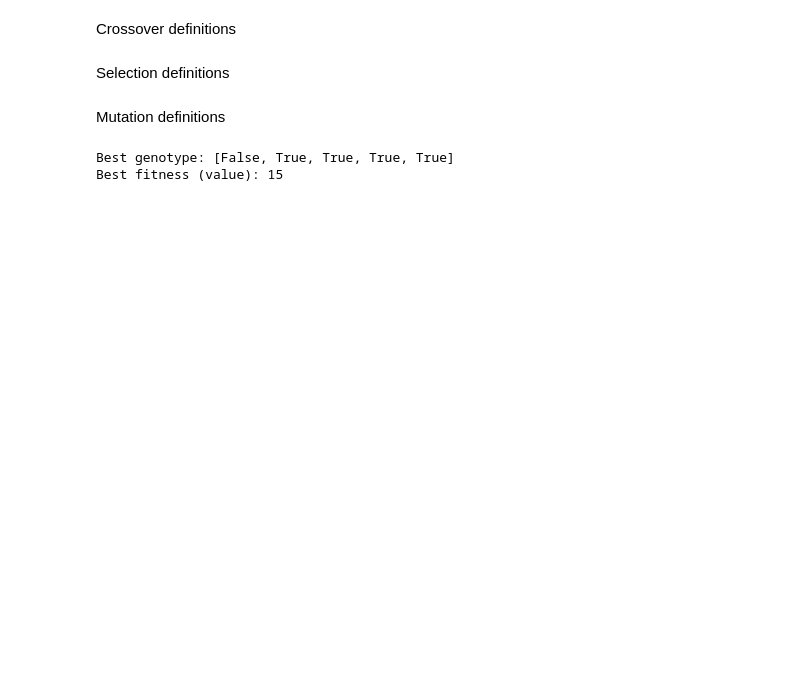
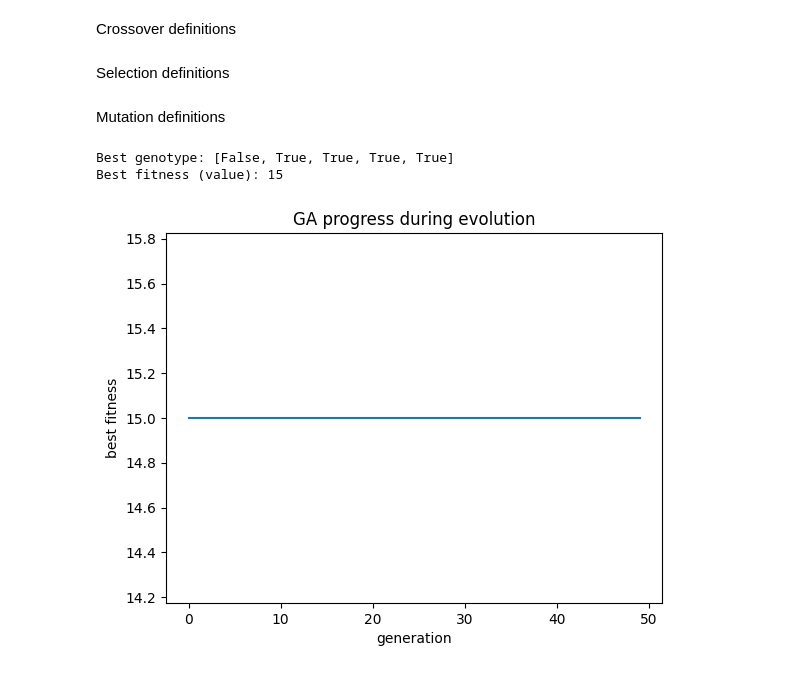
Before and after one commit to andjixi/qlearning-genetic-algorithms, a Jupyter notebook: src/geneticAlgorithm.ipynb, the cells around one changed output. Drawn from its saved outputs; the diff is of its cells as text; code cells hidden in the pictures; blank space fills up the shorter version.

Commit message:
add fitness visualization and optimal solution algorithm

```diff
--- a/src/geneticAlgorithm.ipynb
+++ b/src/geneticAlgorithm.ipynb
@@ -39,11 +40,11 @@ def arithmetic_crossover(p1, p2, alpha=None):
     child2 = Individual(p2.problem)
 
     child1.genotype = [
-        round(alpha * g1 + (1 - alpha) * g2)
+        bool(round(alpha * g1 + (1 - alpha) * g2))
         for g1, g2 in zip(p1.genotype, p2.genotype)
     ]
     child2.genotype = [
-        round(alpha * g2 + (1 - alpha) * g1)
+        bool(round(alpha * g2 + (1 - alpha) * g1))
         for g1, g2 in zip(p1.genotype, p2.genotype)
     ]
 
@@ -149,8 +150,13 @@ def genetic_algorithm(
     crossover_func = crossover_ops[crossover_op]
     mutation_func = mutation_ops[mutation_op]
 
+    # track progress
+    best_per_gen = []
+
     for gen in range(generations):
         population.sort(key=lambda ind: ind.fitness, reverse=True)
+        best_per_gen.append(population[0].fitness)
+
         new_population = population[:elitism_size]
 
         while len(new_population) < population_size:
@@ -168,25 +174,35 @@ def genetic_algorithm(
 
         population = new_population[:population_size]
 
-    return max(population, key=lambda ind: ind.fitness)
+    # return max(population, key=lambda ind: ind.fitness)
+    best_ind = max(population, key=lambda ind: ind.fitness)
+
+    return best_ind, best_per_gen
 # %%
 weights = [12, 2, 1, 1, 4]
 values =  [4, 2, 2, 1, 10]
 capacity = 15
 
 problem = KnapsackProblem(weights, values, capacity)
 
-best = genetic_algorithm(
+best, progress = genetic_algorithm(
     problem=problem,
-    population_size=100,
+    population_size=150,
     generations=50,
     mutation_rate=0.05,
     crossover_op='arithmetic',
     mutation_op='scramble',
 )
 
 print("Best genotype:", best.genotype)
 print("Best fitness (value):", best.fitness)
+
+plt.plot(progress)
+plt.xlabel("generation")
+plt.ylabel("best fitness")
+plt.title("GA progress during evolution")
+plt.show()
 # %% [output]
 Best genotype: [False, True, True, True, True]
 Best fitness (value): 15
+[figure, added]
```
Also changed, not shown: parts of 3 cells of this notebook, 1 other file.
